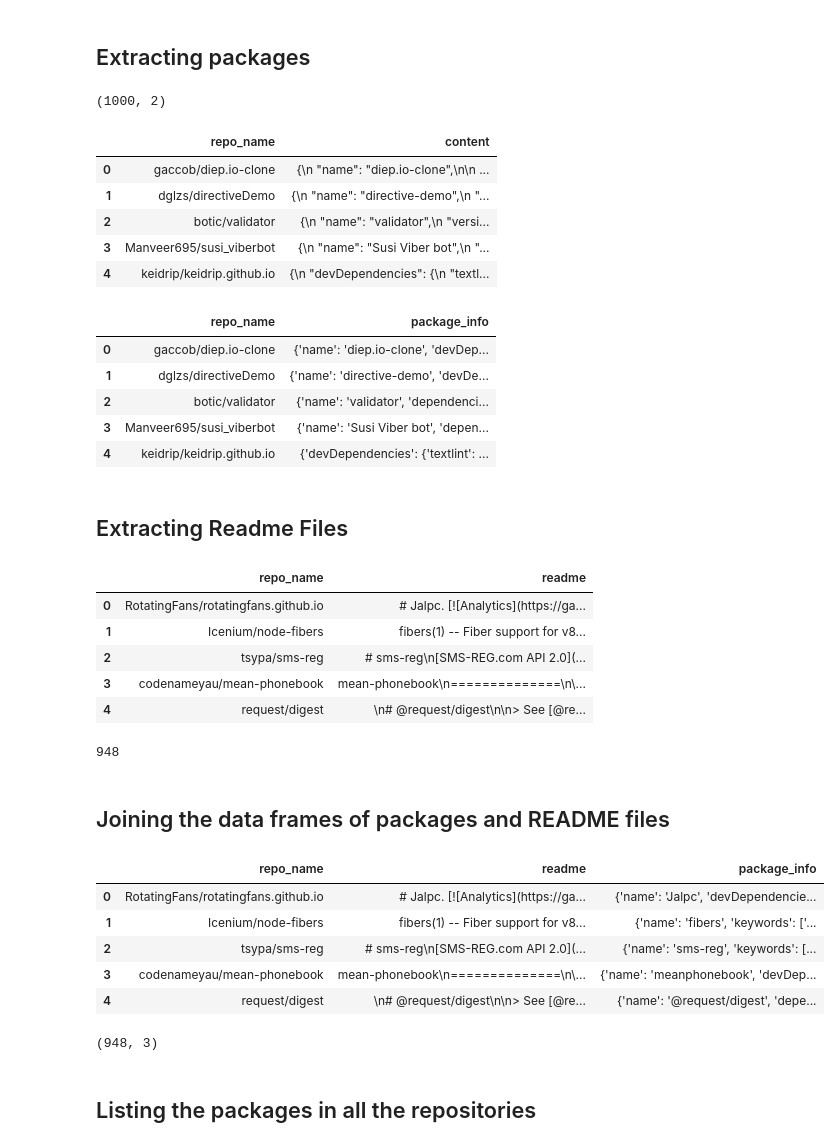
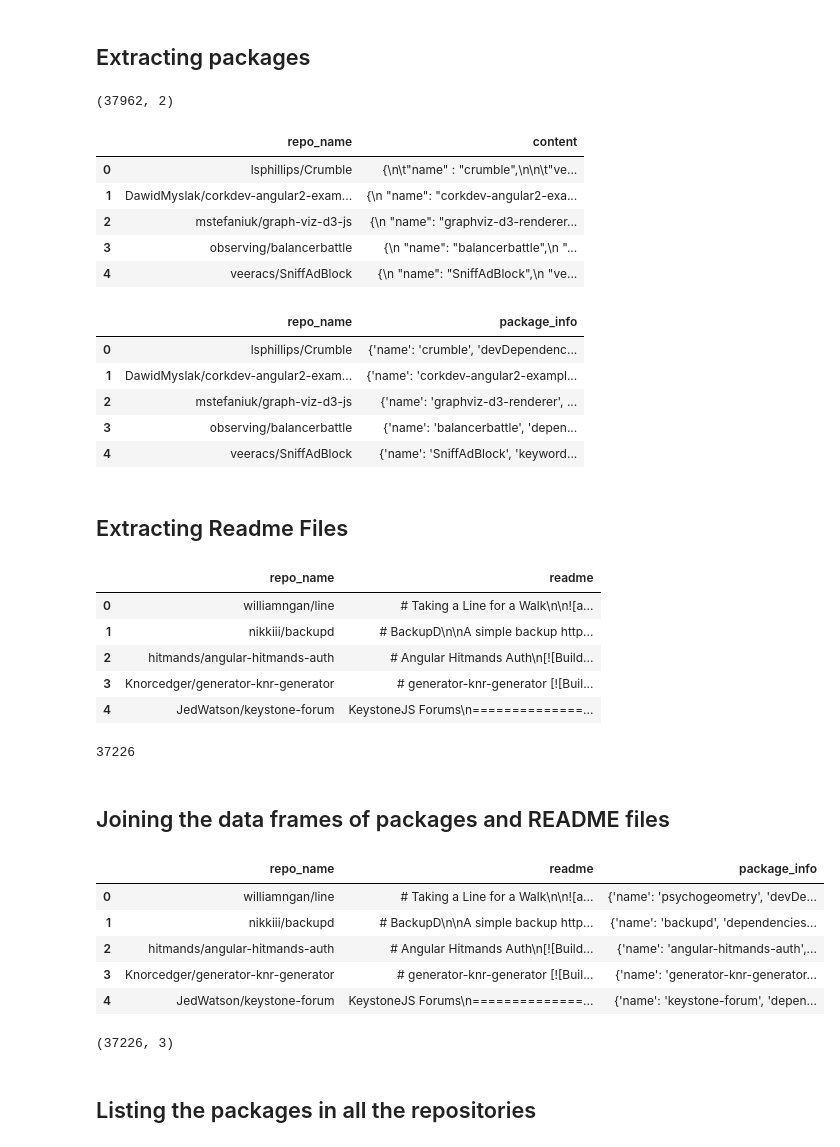
Before and after one commit to bsamadi/colab-notebooks, a Jupyter notebook: Package_Recommendation_Engine_Multilabel_Classification.ipynb, the cells around one changed output. Saved outputs shown, nothing was run; the diff lists cells and outputs as text; code cells hidden in the pictures.

```diff
--- a/Package_Recommendation_Engine_Multilabel_Classification.ipynb
+++ b/Package_Recommendation_Engine_Multilabel_Classification.ipynb
@@ -43,30 +42,41 @@ BigQuery is used to get the data from the github_repos dataset.
 ### Get packages from BigQuery
 # Original query costs $15
 query = r'''
-SELECT repo_name, content
-FROM `bigquery-public-data:github_repos.contents` contents
-INNER JOIN `bigquery-public-data:github_repos.files` files
-  ON contents.id = files.id
-WHERE files.path = 'package.json'
-LIMIT 1000
+SELECT
+  files.repo_name,
+  contents.content
+FROM
+  `bigquery-public-data.github_repos.contents` contents
+JOIN
+  `bigquery-public-data.github_repos.files` files
+ON
+  contents.id = files.id
+JOIN
+  `bigquery-public-data.github_repos.sample_repos` most_watched
+ON
+  most_watched.repo_name = files.repo_name
+WHERE
+  files.path = 'package.json'
+LIMIT
+  100000
 '''
 # Using the saved results
-query = r'SELECT * FROM `ontario-2018.github.package`'
+query = r'SELECT * FROM `ontario-2018.github.most_watched_packages_100k`'
 # Query the dataset
 query_job = client.query(query)
 package_df = query_job.to_dataframe()
 package_df.shape
 # %% [output]
-(1000, 2)
+(37962, 2)
 # %%
 package_df.head()
 # %% [output]
 |  | repo_name | content |
-| 0 | gaccob/diep.io-clone | {\n "name": "diep.io-clone",\n\n ... |
-| 1 | dglzs/directiveDemo | {\n "name": "directive-demo",\n "... |
-| 2 | botic/validator | {\n "name": "validator",\n "versi... |
-| 3 | Manveer695/susi_viberbot | {\n "name": "Susi Viber bot",\n "... |
-| 4 | keidrip/keidrip.github.io | {\n "devDependencies": {\n "textl... |
+| 0 | lsphillips/Crumble | {\n\t"name" : "crumble",\n\n\t"ve... |
+| 1 | DawidMyslak/corkdev-angular2-exam... | {\n "name": "corkdev-angular2-exa... |
+| 2 | mstefaniuk/graph-viz-d3-js | {\n "name": "graphviz-d3-renderer... |
+| 3 | observing/balancerbattle | {\n "name": "balancerbattle",\n "... |
+| 4 | veeracs/SniffAdBlock | {\n "name": "SniffAdBlock",\n "ve... |
 # %%
 # A function to extract name, devDependencies, dependencies and keywords from content
 def get_pkg(package_json):
@@ -96,11 +106,11 @@ package_df['package_info']=package_df['package_info'].apply(get_pkg)
 package_df.head()
 # %% [output]
 |  | repo_name | package_info |
-| 0 | gaccob/diep.io-clone | {'name': 'diep.io-clone', 'devDep... |
-| 1 | dglzs/directiveDemo | {'name': 'directive-demo', 'devDe... |
-| 2 | botic/validator | {'name': 'validator', 'dependenci... |
-| 3 | Manveer695/susi_viberbot | {'name': 'Susi Viber bot', 'depen... |
-| 4 | keidrip/keidrip.github.io | {'devDependencies': {'textlint': ... |
+| 0 | lsphillips/Crumble | {'name': 'crumble', 'devDependenc... |
+| 1 | DawidMyslak/corkdev-angular2-exam... | {'name': 'corkdev-angular2-exampl... |
+| 2 | mstefaniuk/graph-viz-d3-js | {'name': 'graphviz-d3-renderer', ... |
+| 3 | observing/balancerbattle | {'name': 'balancerbattle', 'depen... |
+| 4 | veeracs/SniffAdBlock | {'name': 'SniffAdBlock', 'keyword... |
 # %% [markdown]
 ## Extracting Readme Files
 # %%
@@ -117,7 +127,7 @@ INNER JOIN
 ON
   contents.id = files.id
 JOIN
-  `ontario-2018.github.package100k` packages
+  `ontario-2018.github.most_watched_packages_100k` packages
 ON
   packages.repo_name = files.repo_name
 WHERE
@@ -127,40 +137,40 @@ WHERE
     'README.MD')
 '''
 # Using the saved results
-query = r'SELECT * FROM `ontario-2018.github.readme`'
+query = r'SELECT * FROM `ontario-2018.github.most_watched_readme_100k`'
 query_job = client.query(query)
 readme_df = query_job.to_dataframe()
 readme_df.columns = ['repo_name','readme']
 readme_df.head()
 # %% [output]
 |  | repo_name | readme |
-| 0 | RotatingFans/rotatingfans.github.io | # Jalpc. [![Analytics](https://ga... |
-| 1 | Icenium/node-fibers | fibers(1) -- Fiber support for v8... |
-| 2 | tsypa/sms-reg | # sms-reg\n[SMS-REG.com API 2.0](... |
-| 3 | codenameyau/mean-phonebook | mean-phonebook\n==============\n\... |
-| 4 | request/digest | \n# @request/digest\n\n> See [@re... |
+| 0 | williamngan/line | # Taking a Line for a Walk\n\n![a... |
+| 1 | nikkiii/backupd | # BackupD\n\nA simple backup http... |
+| 2 | hitmands/angular-hitmands-auth | # Angular Hitmands Auth\n[![Build... |
+| 3 | Knorcedger/generator-knr-generator | # generator-knr-generator [![Buil... |
+| 4 | JedWatson/keystone-forum | KeystoneJS Forums\n==============... |
 # %%
 repos = readme_df["repo_name"]
 # Number of repositories
 len(repos)
 # %% [output]
-948
+37226
 # %% [markdown]
 ## Joining the data frames of packages and README files
 # %%
-data=pandas.merge(readme_df,package_df,how='inner')
+data=pd.merge(readme_df,package_df,how='inner')
 data.head()
 # %% [output]
 |  | repo_name | readme | package_info |
-| 0 | RotatingFans/rotatingfans.github.io | # Jalpc. [![Analytics](https://ga... | {'name': 'Jalpc', 'devDependencie... |
-| 1 | Icenium/node-fibers | fibers(1) -- Fiber support for v8... | {'name': 'fibers', 'keywords': ['... |
-| 2 | tsypa/sms-reg | # sms-reg\n[SMS-REG.com API 2.0](... | {'name': 'sms-reg', 'keywords': [... |
-| 3 | codenameyau/mean-phonebook | mean-phonebook\n==============\n\... | {'name': 'meanphonebook', 'devDep... |
-| 4 | request/digest | \n# @request/digest\n\n> See [@re... | {'name': '@request/digest', 'depe... |
+| 0 | williamngan/line | # Taking a Line for a Walk\n\n![a... | {'name': 'psychogeometry', 'devDe... |
+| 1 | nikkiii/backupd | # BackupD\n\nA simple backup http... | {'name': 'backupd', 'dependencies... |
+| 2 | hitmands/angular-hitmands-auth | # Angular Hitmands Auth\n[![Build... | {'name': 'angular-hitmands-auth',... |
+| 3 | Knorcedger/generator-knr-generator | # generator-knr-generator [![Buil... | {'name': 'generator-knr-generator... |
+| 4 | JedWatson/keystone-forum | KeystoneJS Forums\n==============... | {'name': 'keystone-forum', 'depen... |
 # %%
 data.shape
 # %% [output]
-(948, 3)
+(37226, 3)
 # %% [markdown]
 ## Listing the packages in all the repositories
 # %%
```
Also changed, not shown: parts of 48 cells of this notebook.
